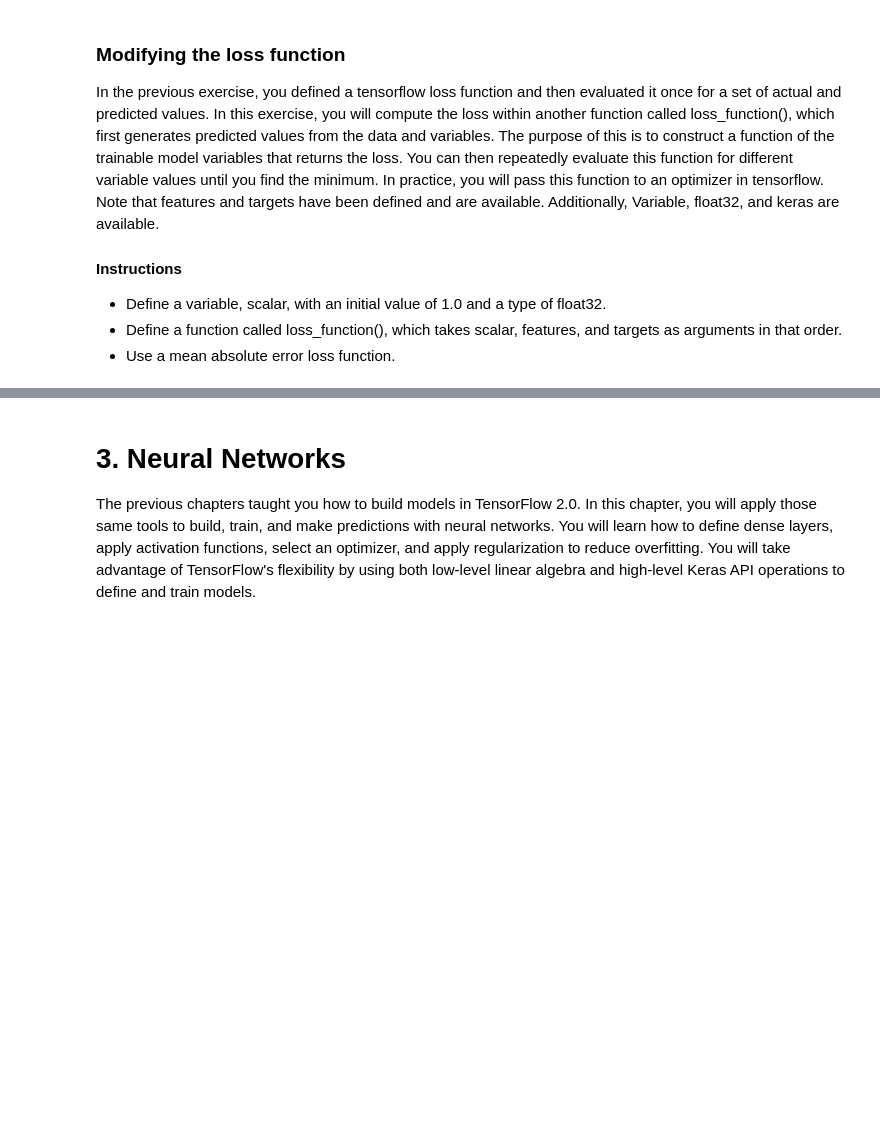
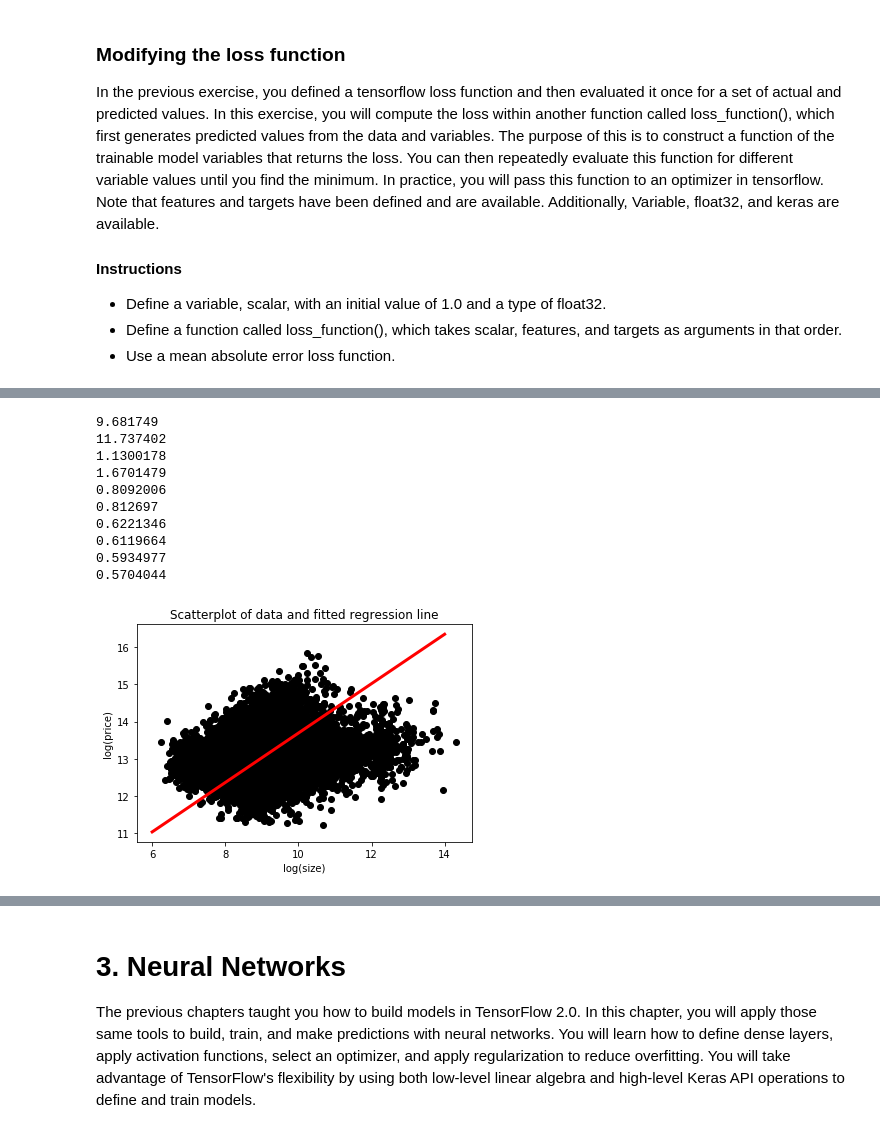
Before and after one commit to ggjuancamilo/DataCamp, a Jupyter notebook: Machine Learning Scientist with python/14 - Introduction to TensorFlow in Python/Code/Introduction to TensorFlow in Python.ipynb, the cells around one changed output, grey strips where cells are left out. Drawn from its saved outputs; the diff is of its cells as text; code cells hidden in the pictures; blank space fills up the shorter version.

```diff
--- a/Machine Learning Scientist with python/14 - Introduction to TensorFlow in Python/Code/Introduction to TensorFlow in Python.ipynb
+++ b/Machine Learning Scientist with python/14 - Introduction to TensorFlow in Python/Code/Introduction to TensorFlow in Python.ipynb
@@ -330,0 +366,19 @@ In the previous exercise, you defined a tensorflow loss function and then evalua
+# %%
+price_log = np.log(price)
+size_log = np.log(housing.sqft_lot)
+# %%
+# Define a linear regression model
+def linear_regression(intercept, slope, features = size_log):
+	return intercept + slope * features
+
+# Set loss_function() to take the variables as arguments
+def loss_function(intercept, slope, features = size_log, targets = price_log):
+	# Set the predicted values
+	predictions = linear_regression(intercept, slope, features)
+
+    # Return the mean squared error loss
+	return keras.losses.mean_squared_error(targets,predictions)
+
+# Compute the loss for different slope and intercept values
+print(loss_function(0.1, 0.1).numpy())
+print(loss_function(0.1, 0.5).numpy())
@@ -330,0 +400,38 @@ In the previous exercise, you defined a tensorflow loss function and then evalua
+# %%
+def plot_results(intercept, slope):
+        size_range = np.linspace(6,14,100)
+        price_pred = [intercept+slope*s for s in size_range]
+        plt.scatter(size_log, price_log, color = 'black')
+        plt.plot(size_range, price_pred, linewidth=3.0, color='red')
+        plt.xlabel('log(size)')
+        plt.ylabel('log(price)')
+        plt.title('Scatterplot of data and fitted regression line')
+        plt.show()
+# %%
+intercept = Variable(5.)
+slope = Variable(0.001)
+# Initialize an adam optimizer
+opt = keras.optimizers.Adam(0.5)
+
+for j in range(100):
+	# Apply minimize, pass the loss function, and supply the variables
+	opt.minimize(lambda: loss_function(intercept, slope), var_list=[intercept, slope])
+
+	# Print every 10th value of the loss
+	if j % 10 == 0:
+		print(loss_function(intercept, slope).numpy())
+
+# Plot data and regression line
+plot_results(intercept, slope)
+# %% [output]
+9.681749
+11.737402
+1.1300178
+1.6701479
+0.8092006
+0.812697
+0.6221346
+0.6119664
+0.5934977
+0.5704044
+[figure, added]
```
Also changed, not shown: parts of 13 cells of this notebook.
